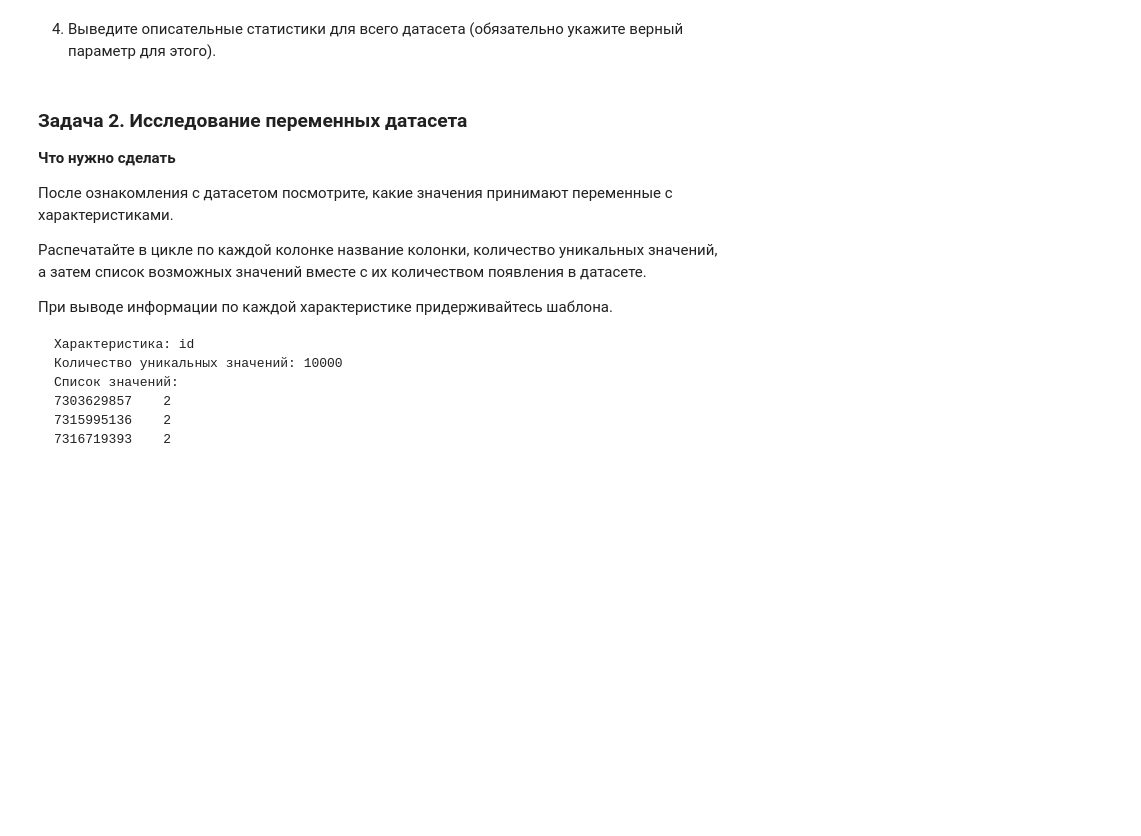
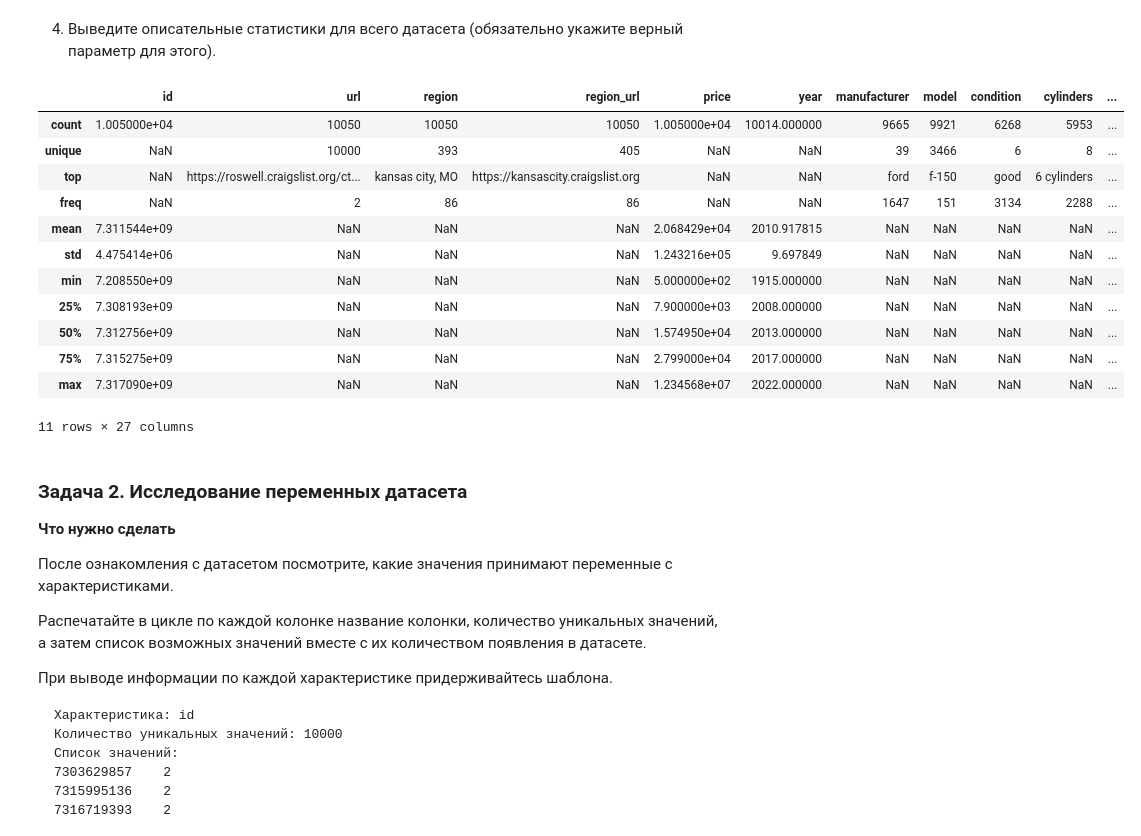
Before and after one commit to galimyanovake/da-homeworks-galimyanova, a Jupyter notebook: 17-data-preparation/Практическая работа_17.ipynb, the cells around one changed output. Drawn from its saved outputs; the diff is of its cells as text; code cells hidden in the pictures; blank space fills up the shorter version.

```diff
--- a/17-data-preparation/Практическая работа_17.ipynb
+++ b/17-data-preparation/Практическая работа_17.ipynb
@@ -70,3 +71,5 @@
 1. Загрузите датасет из `data/vehicles_dataset.csv` и выведите его.
 # %%
 # Ваш код здесь
+df = pd.read_csv('./data/vehicles_dataset.csv', sep=',')
+df.head()
@@ -82,6 +115,21 @@
 4. Выведите описательные статистики для всего датасета (обязательно укажите верный параметр для этого).
 # %%
 # Ваш код здесь
+df.describe(include='all')
+# %% [output]
+|  | id | url | region | region_url | price | year | manufacturer | model | condition | cylinders | ... |
+| count | 1.005000e+04 | 10050 | 10050 | 10050 | 1.005000e+04 | 10014.000000 | 9665 | 9921 | 6268 | 5953 | ... |
+| unique | NaN | 10000 | 393 | 405 | NaN | NaN | 39 | 3466 | 6 | 8 | ... |
+| top | NaN | https://roswell.craigslist.org/ct... | kansas city, MO | https://kansascity.craigslist.org | NaN | NaN | ford | f-150 | good | 6 cylinders | ... |
+| freq | NaN | 2 | 86 | 86 | NaN | NaN | 1647 | 151 | 3134 | 2288 | ... |
+| mean | 7.311544e+09 | NaN | NaN | NaN | 2.068429e+04 | 2010.917815 | NaN | NaN | NaN | NaN | ... |
+| std | 4.475414e+06 | NaN | NaN | NaN | 1.243216e+05 | 9.697849 | NaN | NaN | NaN | NaN | ... |
+| min | 7.208550e+09 | NaN | NaN | NaN | 5.000000e+02 | 1915.000000 | NaN | NaN | NaN | NaN | ... |
+| 25% | 7.308193e+09 | NaN | NaN | NaN | 7.900000e+03 | 2008.000000 | NaN | NaN | NaN | NaN | ... |
+| 50% | 7.312756e+09 | NaN | NaN | NaN | 1.574950e+04 | 2013.000000 | NaN | NaN | NaN | NaN | ... |
+| 75% | 7.315275e+09 | NaN | NaN | NaN | 2.799000e+04 | 2017.000000 | NaN | NaN | NaN | NaN | ... |
+| max | 7.317090e+09 | NaN | NaN | NaN | 1.234568e+07 | 2022.000000 | NaN | NaN | NaN | NaN | ... |
+11 rows × 27 columns
 # %% [markdown]
 ### Задача 2. Исследование переменных датасета
 **Что нужно сделать**
```
Also changed, not shown: parts of 8 cells of this notebook, 1 other file.
